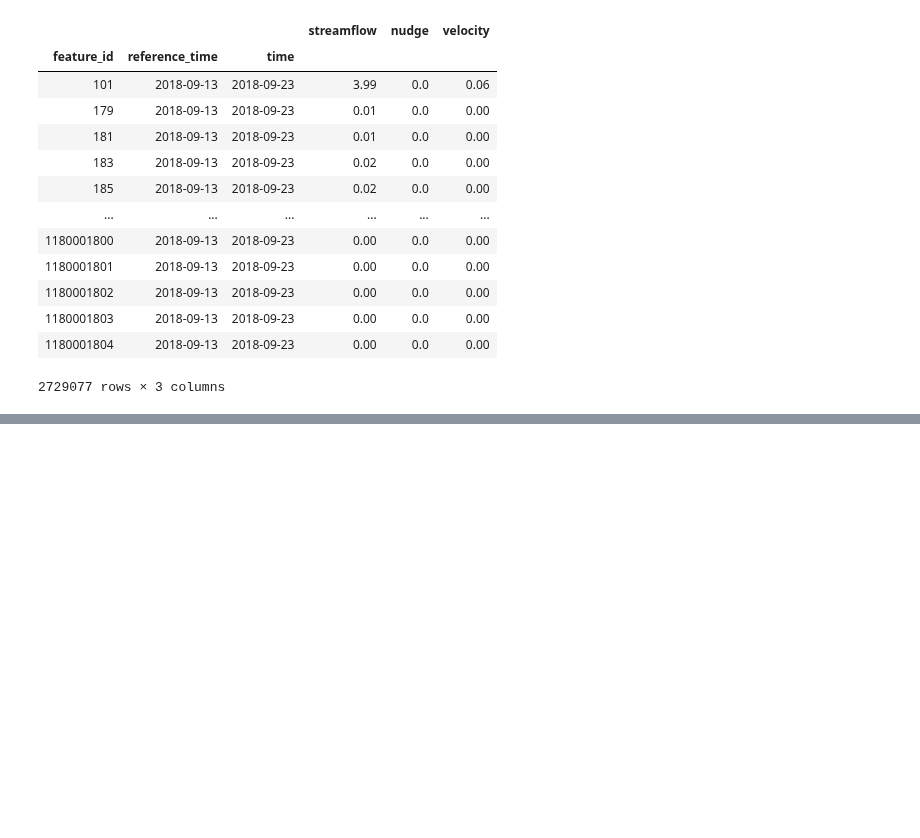
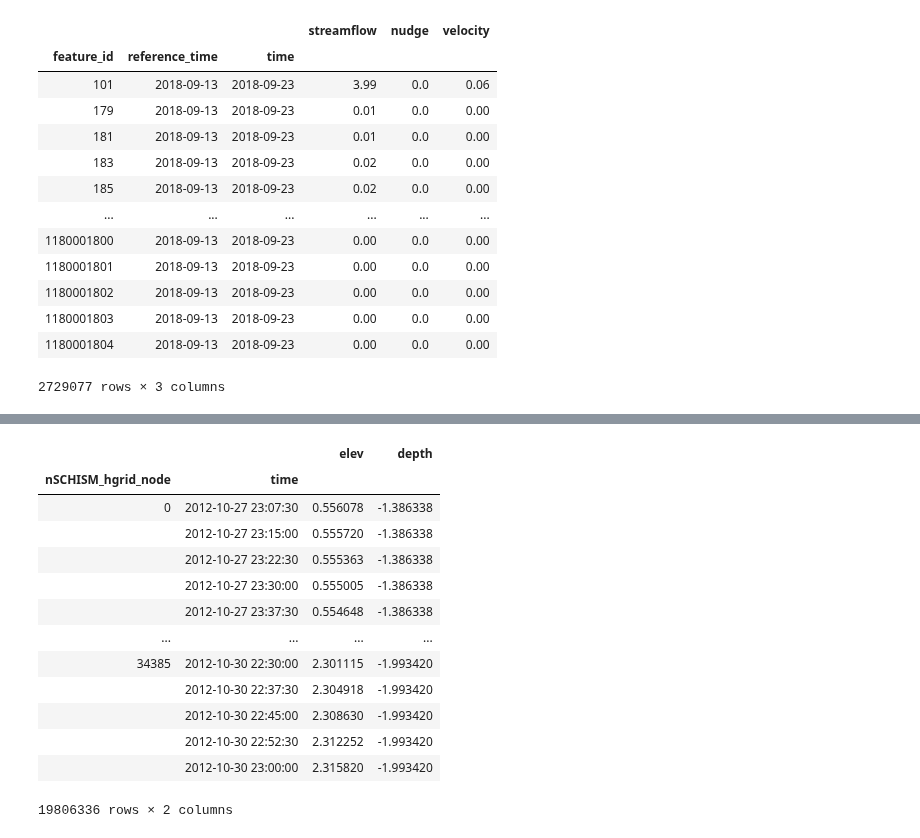
Before and after one commit to jhrehanoaa/t-route, a Jupyter notebook: notebooks/DS_boundary.ipynb, the cells around one changed output, grey strips where cells are left out. Cells and saved outputs as stored; diff of their text form; code cells hidden in the pictures; blank space fills up the shorter version.

```diff
--- a/notebooks/DS_boundary.ipynb
+++ b/notebooks/DS_boundary.ipynb
@@ -128,0 +119,5 @@ df.loc[:, (df != -9999).any(axis=0)]
+# %%
+def read_netcdf(geo_file_path):
+    with xr.open_dataset(geo_file_path) as ds:
+        print(ds)
+read_netcdf(DS_files_dir+ "/SandySample.nc")
@@ -128,0 +142,26 @@ df.loc[:, (df != -9999).any(axis=0)]
+# %%
+import pandas as pd
+
+def read_netcdf(geo_file_path):
+    with xr.open_dataset(geo_file_path) as ds:
+        clim = ds[['elev','depth']]
+        return clim.to_dataframe()
+
+read_netcdf(DS_files_dir+ "/SandySample.nc")
+# send her list of ids and she will use routelink ID to link to lon/lat on her end and spit back the schism for those points station.in file will be waterlevel in meters - staout1
+# find discharge and ID elevation depth by timestep. what is elevation data based on / referenced to
+# %% [output]
+|  |  | elev | depth |
+| nSCHISM_hgrid_node | time |  |  |
+| 0 | 2012-10-27 23:07:30 | 0.556078 | -1.386338 |
+|  | 2012-10-27 23:15:00 | 0.555720 | -1.386338 |
+|  | 2012-10-27 23:22:30 | 0.555363 | -1.386338 |
+|  | 2012-10-27 23:30:00 | 0.555005 | -1.386338 |
+|  | 2012-10-27 23:37:30 | 0.554648 | -1.386338 |
+| ... | ... | ... | ... |
+| 34385 | 2012-10-30 22:30:00 | 2.301115 | -1.993420 |
+|  | 2012-10-30 22:37:30 | 2.304918 | -1.993420 |
+|  | 2012-10-30 22:45:00 | 2.308630 | -1.993420 |
+|  | 2012-10-30 22:52:30 | 2.312252 | -1.993420 |
+|  | 2012-10-30 23:00:00 | 2.315820 | -1.993420 |
+19806336 rows × 2 columns
```
Also changed, not shown: parts of 11 cells of this notebook, 1 other file.
